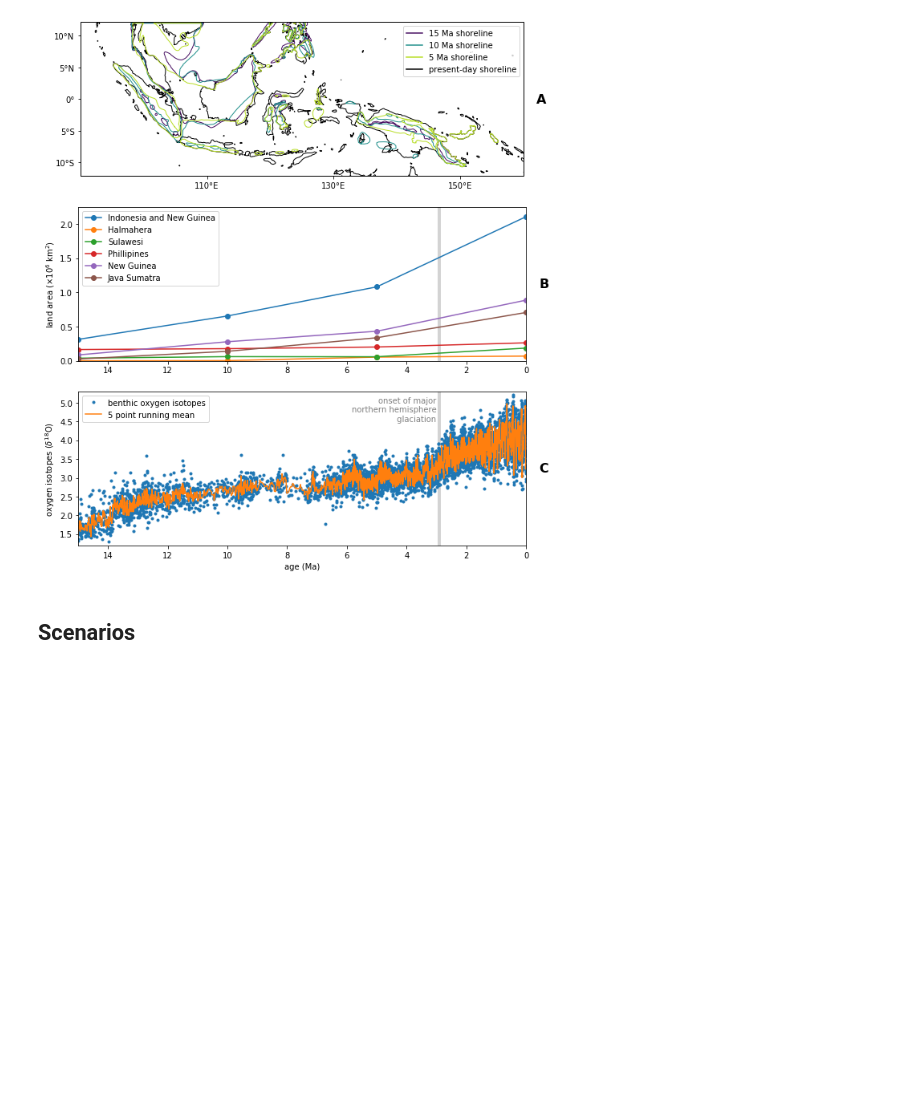
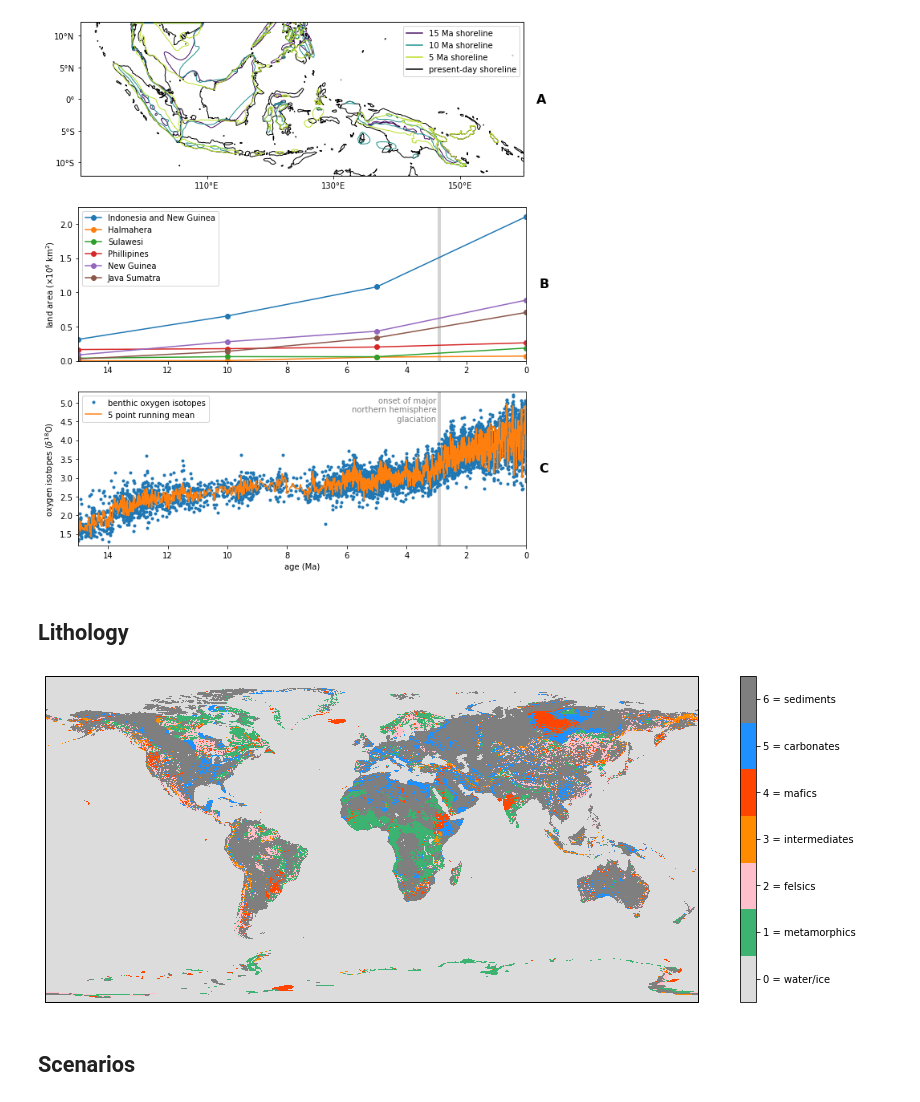
Before and after one commit to Swanson-Hysell-Group/GEOCLIM_Modern, a Jupyter notebook: Code/Notebooks/figures.ipynb, the cells around one changed output. Cells and saved outputs as stored; diff of their text form; code cells hidden in the pictures; blank space fills up the shorter version.

Commit message:
create world lithology figure for SI

```diff
--- a/Code/Notebooks/figures.ipynb
+++ b/Code/Notebooks/figures.ipynb
@@ -288,6 +288,16 @@ plt.savefig('../../Manuscript/Figures/shoreline_growth.pdf',bbox_inches='tight')
 plt.show()
 # %% [output]
 [figure]
+# %% [markdown]
+## Lithology
+# %%
+fig, ax = plot_lithology(LiMW_Band1, LiMW_lat, LiMW_lon,
+                         coastlines=False, output=True)
+
+plt.savefig('../../Manuscript/Figures/world_lithology.jpg', bbox_inches='tight', dpi=300)
+plt.show(fig)
+# %% [output]
+[figure, added]
 # %% [markdown]
 ## Scenarios
 # %%
```
Also changed, not shown: parts of 2 cells of this notebook, 2 other files.
